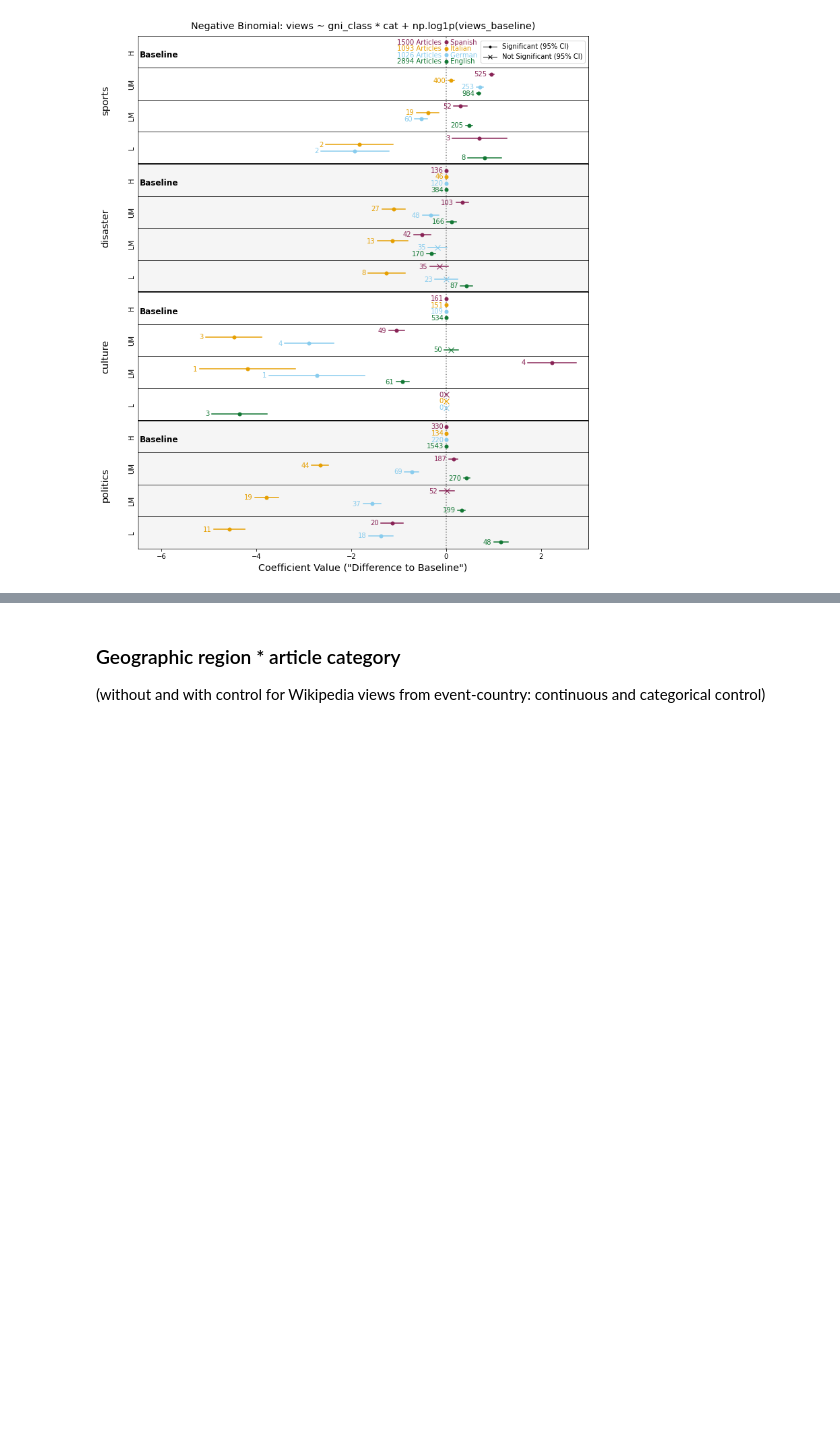
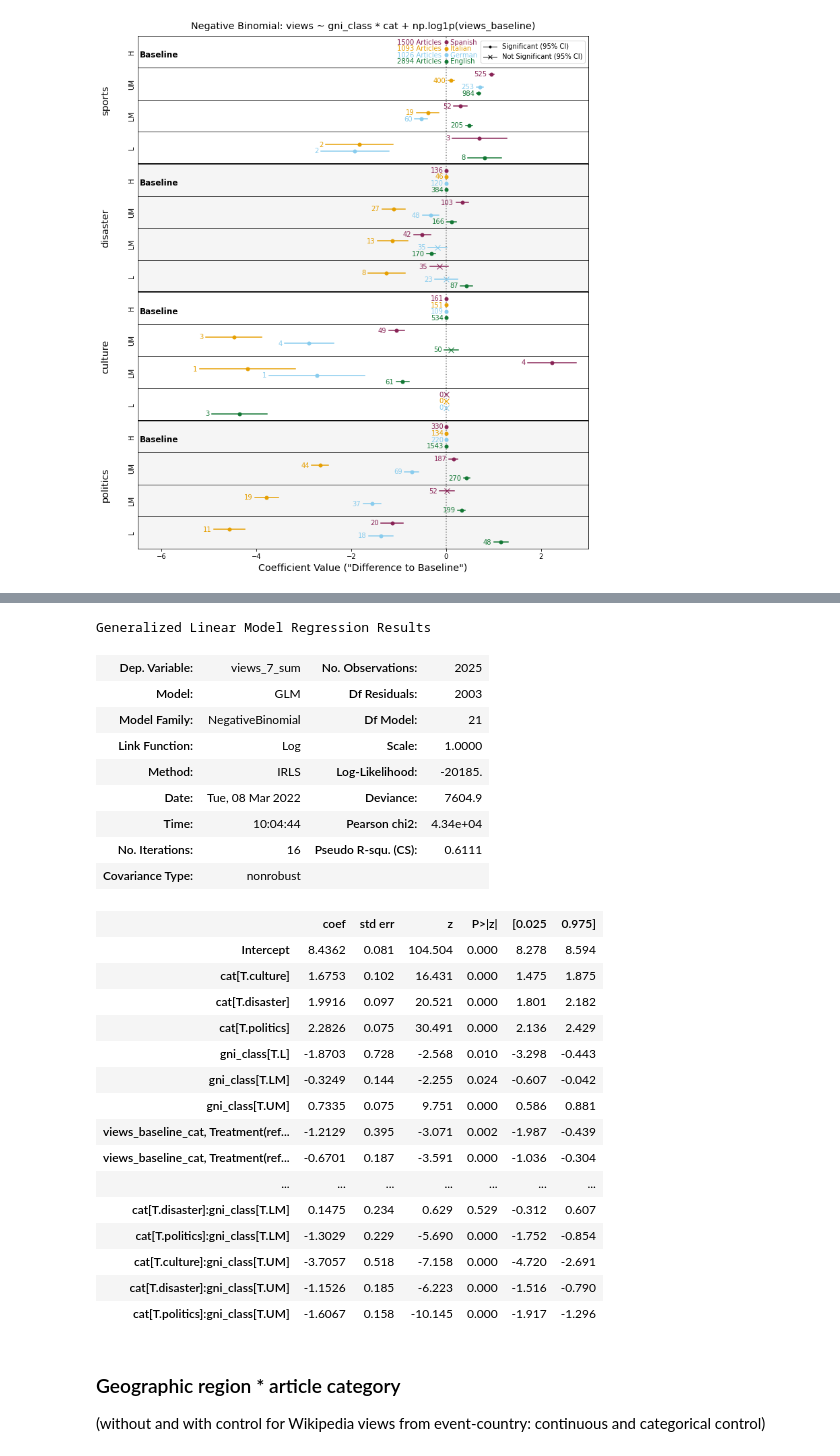
Before and after one commit to ruptho/wiki-event-bias, a Jupyter notebook: negative_binomial.ipynb, the cells around one changed output, grey strips where cells are left out. Cells and saved outputs as stored; diff of their text form; code cells hidden in the pictures; blank space fills up the shorter version.

```diff
--- a/negative_binomial.ipynb
+++ b/negative_binomial.ipynb
@@ -221,3 +251,32 @@ fig_int_class_cat_nb.savefig('figures/nb_cat_class_control.pdf')
+# %%
+results_fit_separate_class_controlcat['de'].summary()
+# %% [output]
+Generalized Linear Model Regression Results
+| Dep. Variable: | views_7_sum | No. Observations: | 2025 |
+| Model: | GLM | Df Residuals: | 2003 |
+| Model Family: | NegativeBinomial | Df Model: | 21 |
+| Link Function: | Log | Scale: | 1.0000 |
+| Method: | IRLS | Log-Likelihood: | -20185. |
+| Date: | Tue, 08 Mar 2022 | Deviance: | 7604.9 |
+| Time: | 10:04:44 | Pearson chi2: | 4.34e+04 |
+| No. Iterations: | 16 | Pseudo R-squ. (CS): | 0.6111 |
+| Covariance Type: | nonrobust |  |  |
+|  | coef | std err | z | P>|z| | [0.025 | 0.975] |
+| Intercept | 8.4362 | 0.081 | 104.504 | 0.000 | 8.278 | 8.594 |
+| cat[T.culture] | 1.6753 | 0.102 | 16.431 | 0.000 | 1.475 | 1.875 |
+| cat[T.disaster] | 1.9916 | 0.097 | 20.521 | 0.000 | 1.801 | 2.182 |
+| cat[T.politics] | 2.2826 | 0.075 | 30.491 | 0.000 | 2.136 | 2.429 |
+| gni_class[T.L] | -1.8703 | 0.728 | -2.568 | 0.010 | -3.298 | -0.443 |
+| gni_class[T.LM] | -0.3249 | 0.144 | -2.255 | 0.024 | -0.607 | -0.042 |
+| gni_class[T.UM] | 0.7335 | 0.075 | 9.751 | 0.000 | 0.586 | 0.881 |
+| views_baseline_cat, Treatment(ref... | -1.2129 | 0.395 | -3.071 | 0.002 | -1.987 | -0.439 |
+| views_baseline_cat, Treatment(ref... | -0.6701 | 0.187 | -3.591 | 0.000 | -1.036 | -0.304 |
+| ... | ... | ... | ... | ... | ... | ... |
+| cat[T.disaster]:gni_class[T.LM] | 0.1475 | 0.234 | 0.629 | 0.529 | -0.312 | 0.607 |
+| cat[T.politics]:gni_class[T.LM] | -1.3029 | 0.229 | -5.690 | 0.000 | -1.752 | -0.854 |
+| cat[T.culture]:gni_class[T.UM] | -3.7057 | 0.518 | -7.158 | 0.000 | -4.720 | -2.691 |
+| cat[T.disaster]:gni_class[T.UM] | -1.1526 | 0.185 | -6.223 | 0.000 | -1.516 | -0.790 |
+| cat[T.politics]:gni_class[T.UM] | -1.6067 | 0.158 | -10.145 | 0.000 | -1.917 | -1.296 |
 # %% [markdown]
 ### Geographic region * article category
 (without and with control for Wikipedia views from event-country: continuous and categorical control)
```
Also changed, not shown: parts of 1 cell of this notebook, 6 other files.
